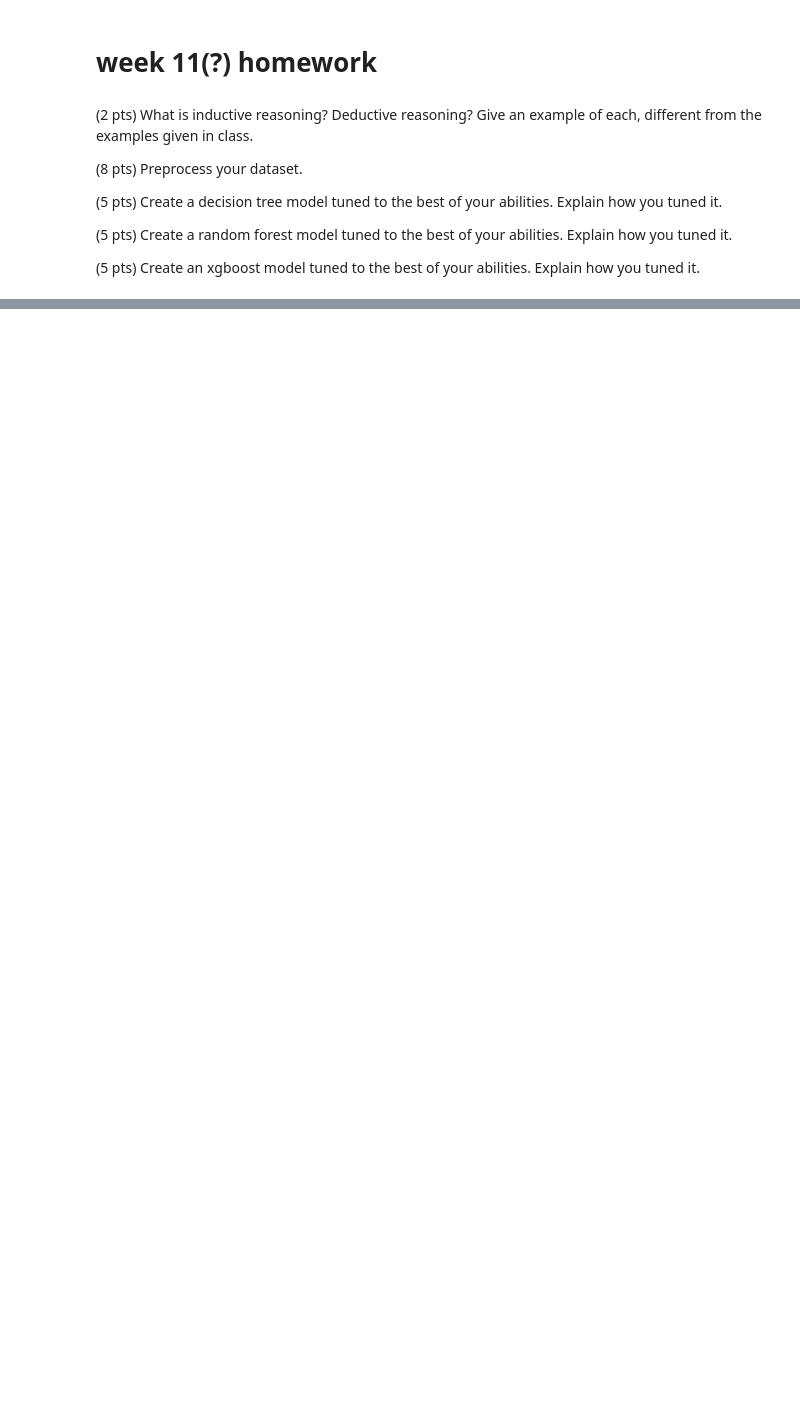
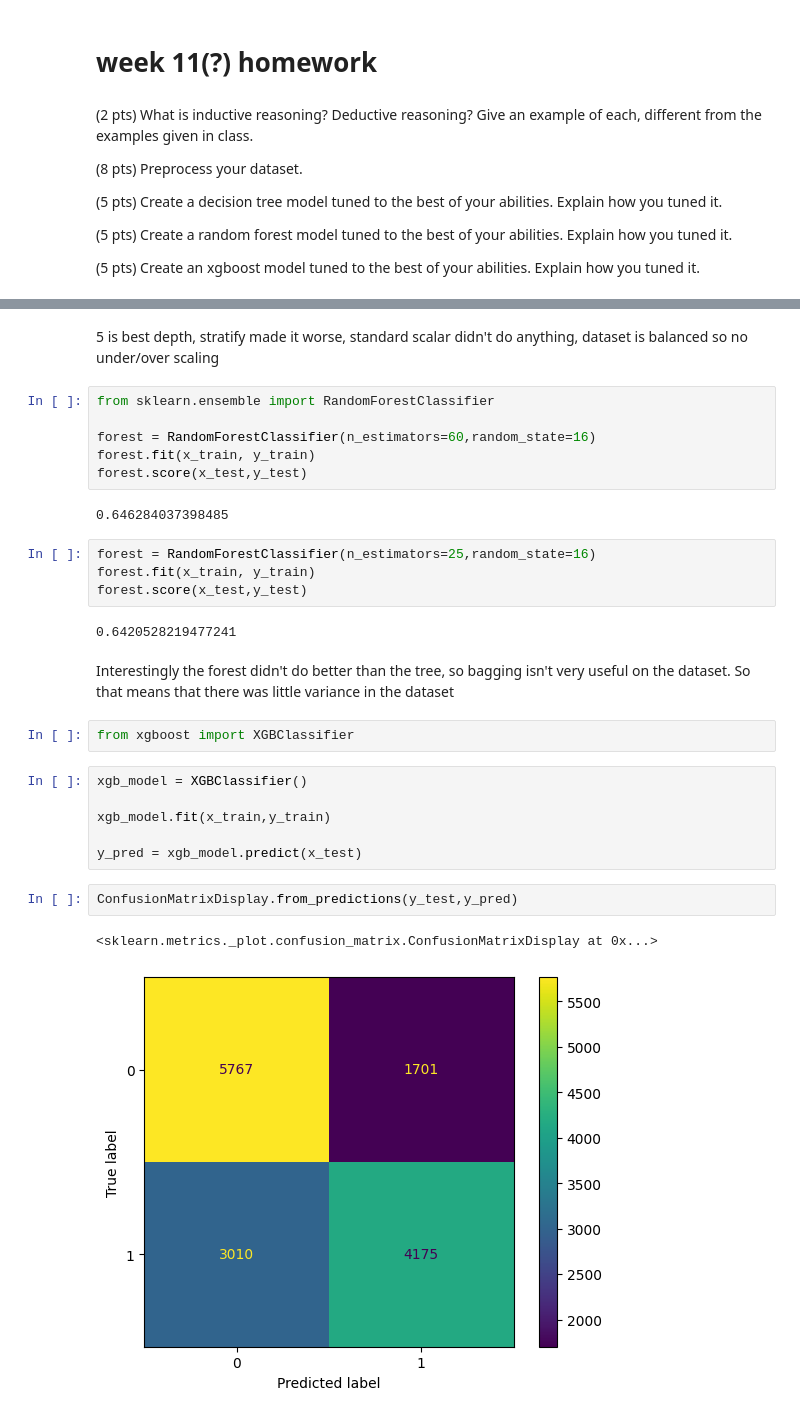
Before and after one commit to Liam-RA/CSCI_1070_Liam-RA, a Jupyter notebook: week_11/Homework_10.ipynb, the cells around one changed output, grey strips where cells are left out. Drawn from its saved outputs; the diff is of its cells as text; blank space fills up the shorter version.

```diff
--- a/week_11/Homework_10.ipynb
+++ b/week_11/Homework_10.ipynb
@@ -72,0 +287,31 @@ use this dataset
+# %% [markdown]
+5 is best depth, stratify made it worse, standard scalar didn't do anything, dataset is balanced so no under/over scaling
+# %%
+from sklearn.ensemble import RandomForestClassifier
+
+forest = RandomForestClassifier(n_estimators=60,random_state=16)
+forest.fit(x_train, y_train)
+forest.score(x_test,y_test)
+# %% [output]
+0.646284037398485
+# %%
+forest = RandomForestClassifier(n_estimators=25,random_state=16)
+forest.fit(x_train, y_train)
+forest.score(x_test,y_test)
+# %% [output]
+0.6420528219477241
+# %% [markdown]
+Interestingly the forest didn't do better than the tree, so bagging isn't very useful on the dataset. So that means that there was little variance in the dataset
+# %%
+from xgboost import XGBClassifier
+# %%
+xgb_model = XGBClassifier()
+
+xgb_model.fit(x_train,y_train)
+
+y_pred = xgb_model.predict(x_test)
+# %%
+ConfusionMatrixDisplay.from_predictions(y_test,y_pred)
+# %% [output]
+<sklearn.metrics._plot.confusion_matrix.ConfusionMatrixDisplay at 0x...>
+[figure, added]
```
Also changed, not shown: parts of 26 cells of this notebook, 6 other files.
